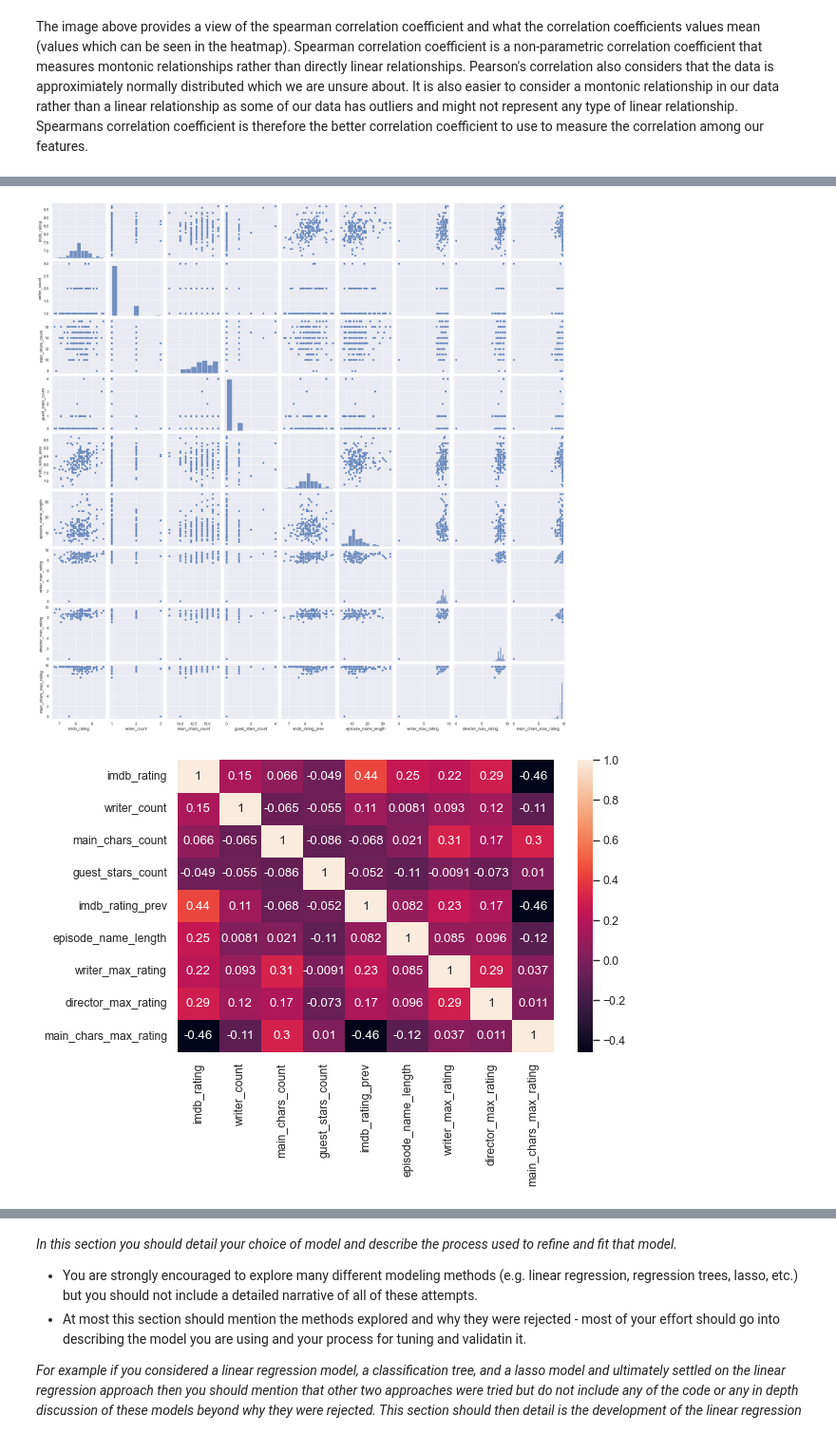
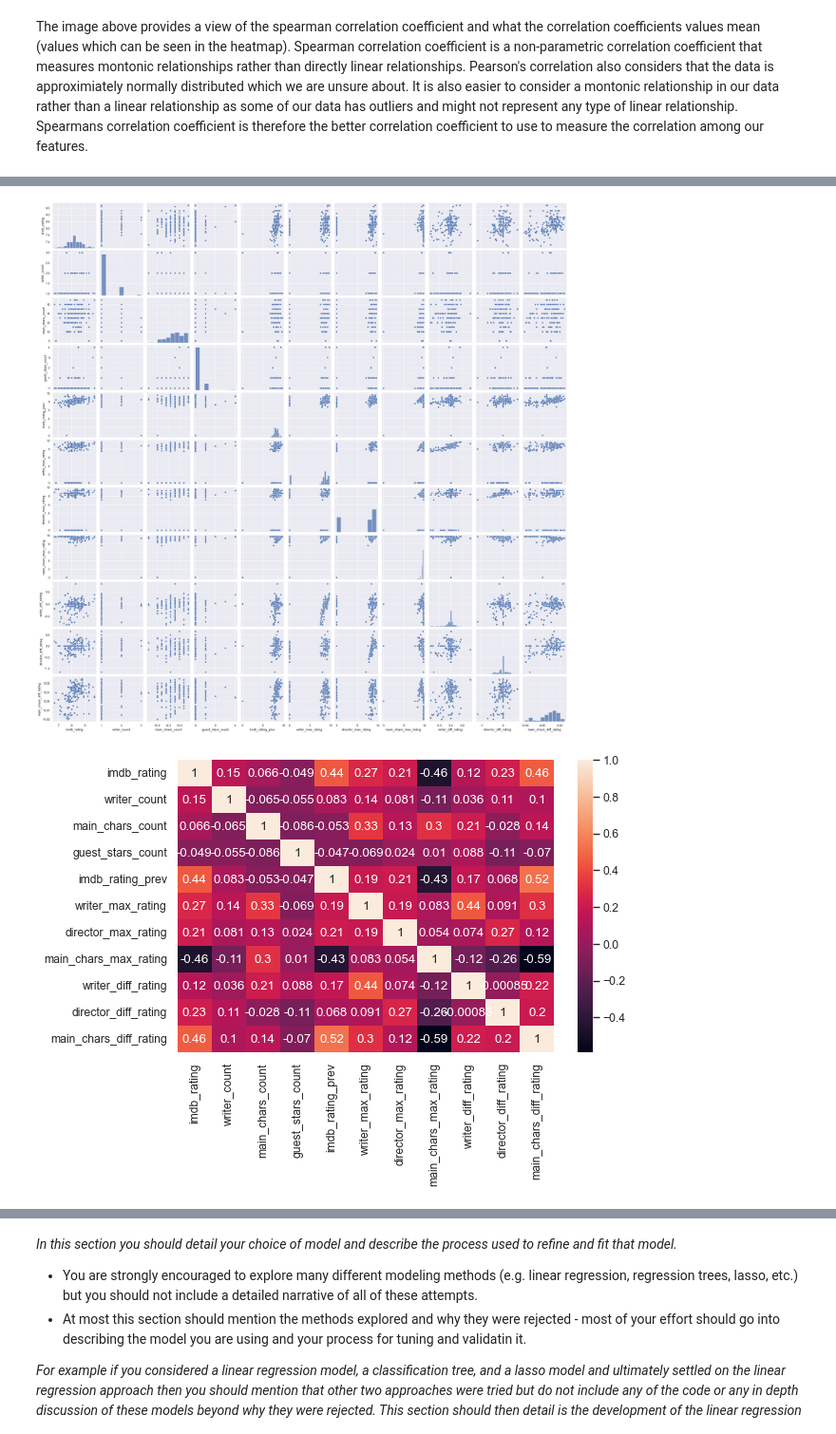
Before and after one commit to monicasteph97/mlp-proj1, a Jupyter notebook: project1.ipynb, the cells around one changed output, grey strips where cells are left out. Shown at 95% size. Cells and saved outputs as stored; diff of their text form; code cells hidden in the pictures.

```diff
--- a/project1.ipynb
+++ b/project1.ipynb
@@ -422,16 +374,6 @@ data_cleaned['rating_cat'] = data_cleaned['imdb_rating'].apply(lambda x: '<7' if
                                                                          '8-9' if x < 9 else
                                                                          '>9')
 
-# # Remove outliers in total_votes using iqr_method
-# fig, ax = plt.subplots(1, 2, figsize=(15,3))
-# sns.boxplot(data_cleaned[['total_votes']], ax=ax[0])
-# ax[0].set_title('Before Outliers Removal')
-
-# lower_bound, upper_bound = iqr(data_cleaned['total_votes'])
-# data_cleaned = data_cleaned[data_cleaned['total_votes'] <= upper_bound].copy().reset_index(drop=True)
-# sns.boxplot(data_cleaned[['total_votes']], ax=ax[1])
-# ax[1].set_title('After Outliers Removal')
-
 # 2. data_guest_star
 # Modify EpisodeTitle to follow episode_name column
 data_guest_star_cleaned = data_guest_star.copy().rename(columns={'EpisodeTitle':'EpisodeTitle_old'})
@@ -441,7 +383,7 @@ data_guest_star_cleaned['EpisodeTitle'] = get_correct_name(data_guest_star_clean
 data_guest_star_cleaned['GuestStars'] = data_guest_star_cleaned['GuestStars'].fillna('null')
 
 # Remove irrelevant columns and take the average of "The Episode" column
-data_guest_star_cleaned = data_guest_star_cleaned.groupby(['Season', 'EpisodeTitle'], as_index=False).agg({'GuestStars':'min', 'Viewership':'mean', 'Duration':'mean'})
+data_guest_star_cleaned = data_guest_star_cleaned.groupby(['Season', 'EpisodeTitle'], as_index=False).agg({'GuestStars':'min', 'Viewership':'sum', 'Duration':'mean'})
 
 # Parse as list
 data_guest_star_cleaned['GuestStars'] = data_guest_star_cleaned['GuestStars'].str.split(',')
@@ -449,14 +391,4 @@ data_guest_star_cleaned['GuestStars'] = data_guest_star_cleaned['GuestStars'].st
 # Standardize column name
 data_guest_star_cleaned.columns = data_guest_star_cleaned.columns.str.lower()
 data_guest_star_cleaned = data_guest_star_cleaned.rename(columns={'gueststars':'guest_stars', 'episodetitle':'episode_name'})
-
-# # Remove outliers in viewership using iqr_method
-# fig, ax = plt.subplots(1, 2, figsize=(15,3))
-# sns.boxplot(data_guest_star_cleaned[['viewership']], ax=ax[0])
-# ax[0].set_title('Before Outliers Removal')
-
-# lower_bound, upper_bound = iqr(data_guest_star_cleaned['viewership'])
-# data_guest_star_cleaned = data_guest_star_cleaned[data_guest_star_cleaned['viewership'] <= upper_bound].copy().reset_index(drop=True)
-# sns.boxplot(data_guest_star_cleaned[['viewership']], ax=ax[1])
-# ax[1].set_title('After Outliers Removal')
 # %% [markdown]
@@ -554,7 +486,7 @@ def extract_feature(df, data):
         df[col + '_count'] = df[col].apply(lambda x: len(x) if x[0] != 'null' else 0)
 
     # Rating and total_votes from previous episode
-    df['imdb_rating_prev'] = df['imdb_rating'].shift(1)
+    df['imdb_rating_prev'] = df['imdb_rating'].shift(1).fillna(0)
 
     # Length of each episode name
     df['episode_name_length'] = df['episode_name'].str.len()
@@ -571,22 +503,26 @@ def extract_feature(df, data):
         dictionary[col] = dictionary[col]['imdb_rating'].reset_index()
 
         df[col + '_mean_rating'] = df.apply(lambda x: np.nanmean(np.matrix(dictionary[col][dictionary[col]['air_date'] < x['air_date']][x[col]])),
-                                            axis=1)
+                                            axis=1).fillna(0)
         df[col + '_min_rating'] = df.apply(lambda x: np.nanmin(np.matrix(dictionary[col][dictionary[col]['air_date'] < x['air_date']][x[col]])) \
                                            if len(dictionary[col][dictionary[col]['air_date'] < x['air_date']][x[col]]) != 0 else 0,
-                                            axis=1)
+                                            axis=1).fillna(0)
         df[col + '_max_rating'] = df.apply(lambda x: np.nanmax(np.matrix(dictionary[col][dictionary[col]['air_date'] < x['air_date']][x[col]])) \
                                            if len(dictionary[col][dictionary[col]['air_date'] < x['air_date']][x[col]]) != 0 else 0,
-                                            axis=1)
+                                            axis=1).fillna(0)
+        df[col + '_diff_rating'] = df.apply(lambda x: np.nanmean(np.matrix(dictionary[col][dictionary[col]['air_date'] < x['air_date']][x[col]])) \
+                                            - np.nanmean(data[data['air_date'] < x['air_date']]['imdb_rating']) \
+                                           if len(dictionary[col][dictionary[col]['air_date'] < x['air_date']][x[col]]) != 0 else 0,
+                                            axis=1).fillna(0)
 
     return df
 # %%
 df = extract_feature(df, data)
 get_correlation(df[['imdb_rating', 'writer_count',
-                   'main_chars_count', 'guest_stars_count', 'imdb_rating_prev',
-                   'episode_name_length', 'writer_max_rating',
-                   'director_max_rating', 'main_chars_max_rating']])
+                    'main_chars_count', 'guest_stars_count', 'imdb_rating_prev',
+                    'writer_max_rating', 'director_max_rating', 'main_chars_max_rating',
+                    'writer_diff_rating', 'director_diff_rating', 'main_chars_diff_rating']])
 # %% [output]
-[figure, old version]
+[figure, new version]
-[figure, old version]
+[figure, new version]
 # %%
```
Also changed, not shown: parts of 30 cells of this notebook, 1 other file.
